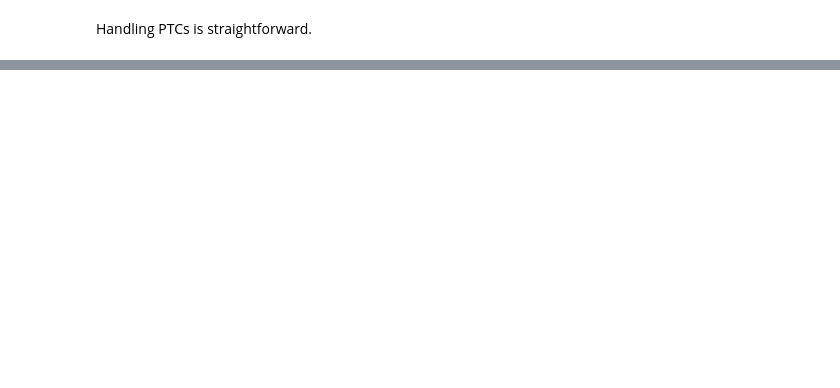
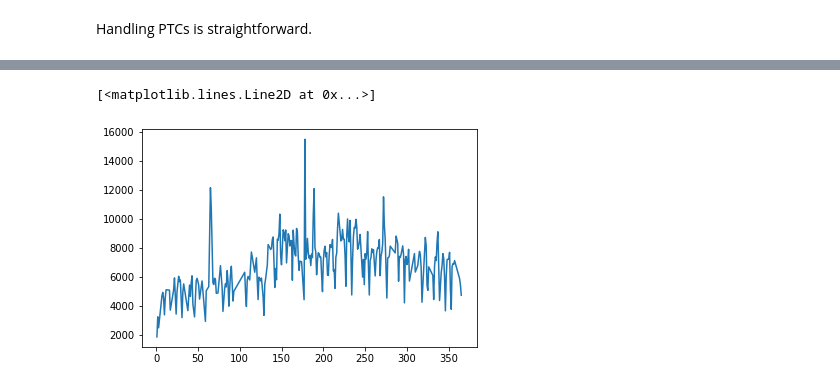
Before and after one commit to CityofToronto/bdit_traffic_prophet, a Jupyter notebook: development_notebooks/CountmatchDev3-SensibleMatcherPrototype.ipynb, the cells around one changed output, grey strips where cells are left out. Drawn from its saved outputs; the diff is of its cells as text; code cells hidden in the pictures; blank space fills up the shorter version.

```diff
--- a/development_notebooks/CountmatchDev3-SensibleMatcherPrototype.ipynb
+++ b/development_notebooks/CountmatchDev3-SensibleMatcherPrototype.ipynb
@@ -916,0 +962,5 @@ Wall time: 12.3 ms
+# %%
+plt.plot(rdr.ptcs[-30021784].data['Daily Count'].loc[2010, 'Daily Count'])
+# %% [output]
+[<matplotlib.lines.Line2D at 0x...>]
+[figure, added]
```
Also changed, not shown: parts of 34 cells of this notebook.
